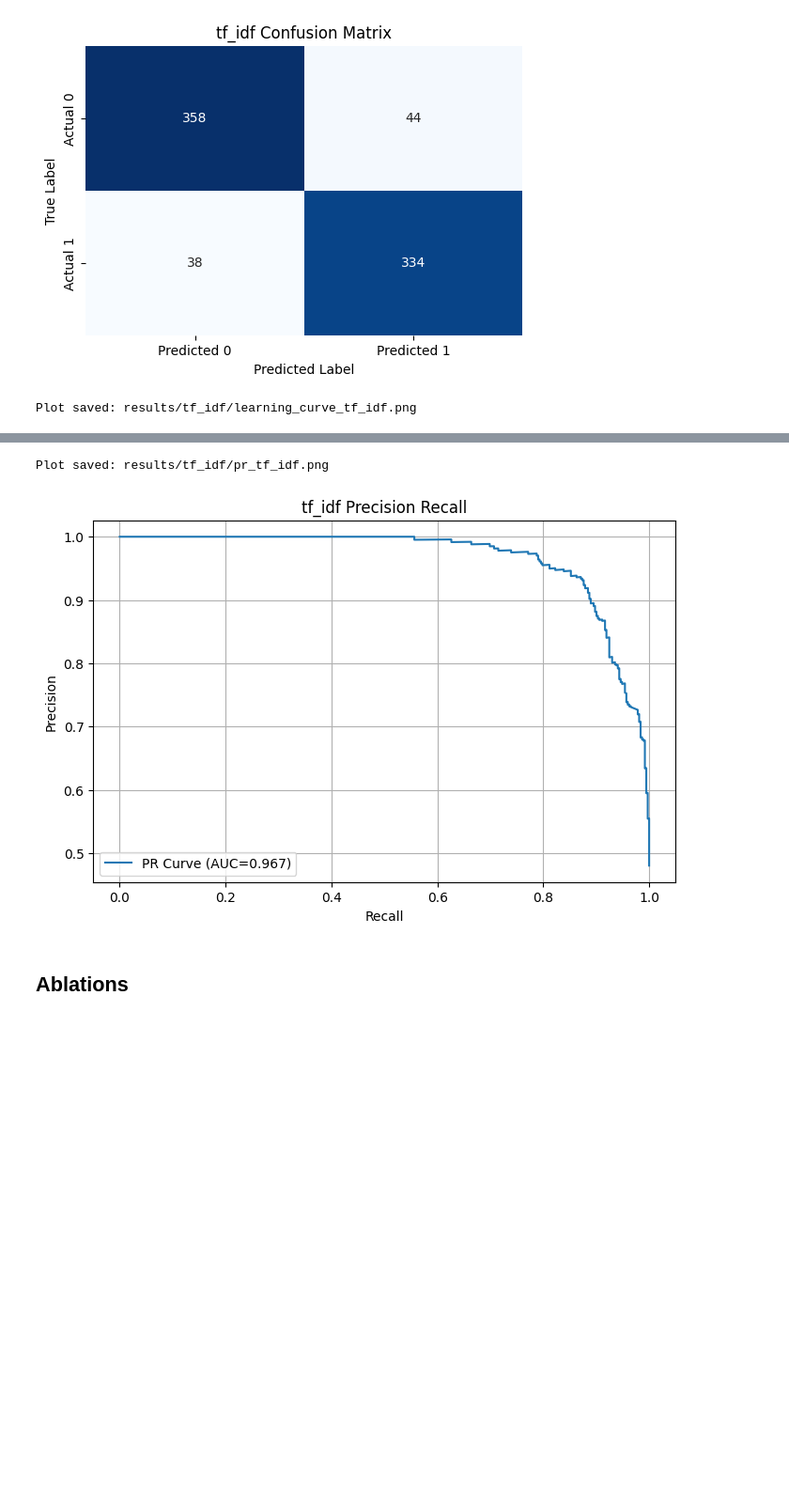
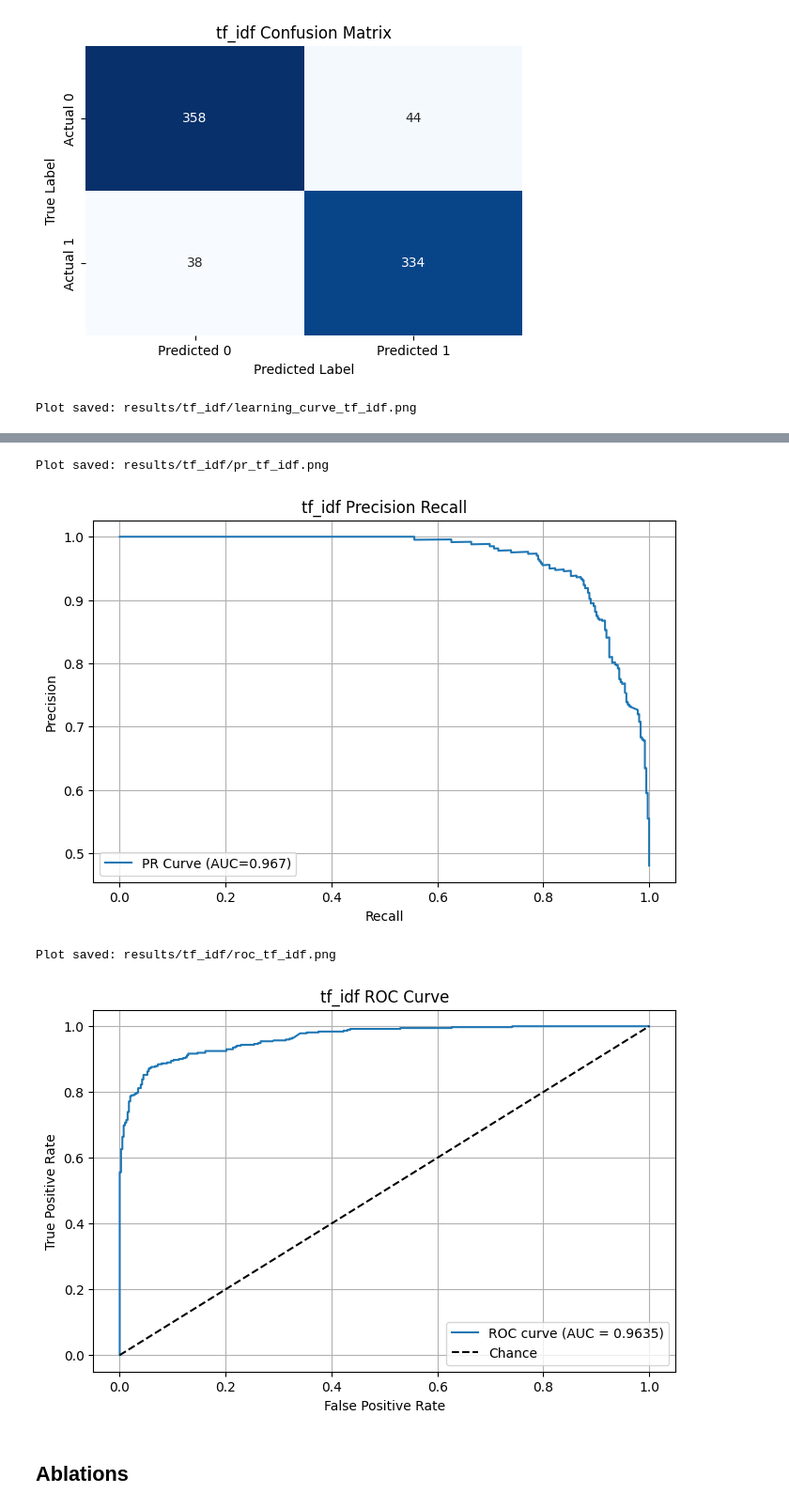
Before and after one commit to GriffinMichalak/nlp-final-project, a Jupyter notebook: tf_idf.ipynb, the cells around one changed output, grey strips where cells are left out. Shown at 94% size. Cells and saved outputs as stored; diff of their text form; code cells hidden in the pictures; blank space fills up the shorter version.

Commit message:
roc curves

```diff
--- a/tf_idf.ipynb
+++ b/tf_idf.ipynb
@@ -200,33 +200,55 @@ plt.grid(True)
 # save graph
 file_name = f"results/{MODEL_NAME}/learning_curve_{MODEL_NAME}.png"
 plt.savefig(file_name)
 print(f"Plot saved: {file_name}")
 
 plt.show()
 
 # PR graph
 precision_points, recall_points, _ = precision_recall_curve(test_dep, test_probs)
 pr_auc = auc(recall_points, precision_points)
 
 plt.figure(figsize=(8,5))
 plt.plot(recall_points, precision_points, label=f'PR Curve (AUC={pr_auc:.3f})')
 plt.xlabel('Recall')
 plt.ylabel('Precision')
 plt.title(f'{MODEL_NAME} Precision Recall')
 plt.legend()
 plt.grid(True)
 
 # save graph
 file_name = f"results/{MODEL_NAME}/pr_{MODEL_NAME}.png"
 plt.savefig(file_name)
 print(f"Plot saved: {file_name}")
 
 plt.show()
+
+# ROC curve
+fpr, tpr, _ = roc_curve(test_dep, test_probs)
+roc_auc = roc_auc_score(test_dep, test_probs)
+
+plt.figure(figsize=(8,5))
+plt.plot(fpr, tpr, label=f'ROC curve (AUC = {roc_auc:.4f})')
+plt.plot([0, 1], [0, 1], 'k--', label='Chance')
+plt.xlabel('False Positive Rate')
+plt.ylabel('True Positive Rate')
+plt.title(f'{MODEL_NAME} ROC Curve')
+plt.legend()
+plt.grid(True)
+
+# save graph
+file_name = f"results/{MODEL_NAME}/roc_{MODEL_NAME}.png"
+plt.savefig(file_name)
+print(f"Plot saved: {file_name}")
+
+plt.show()
 # %% [output]
 Plot saved: results/tf_idf/learning_curve_tf_idf.png
 [figure]
 Plot saved: results/tf_idf/pr_tf_idf.png
 [figure]
+Plot saved: results/tf_idf/roc_tf_idf.png
+[figure, added]
 # %% [markdown]
 ## Ablations
 # %%
```
Also changed, not shown: 3 other files.
